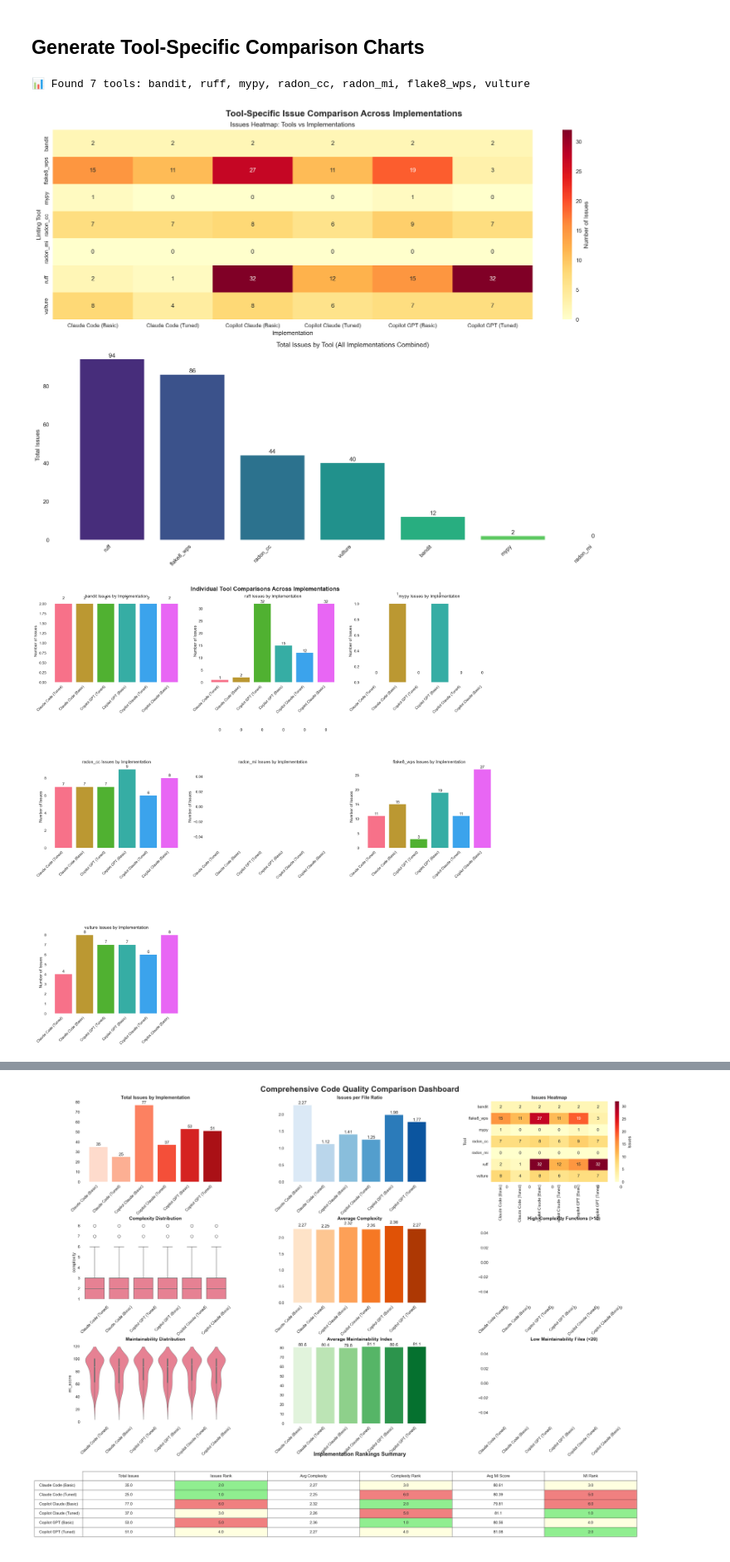
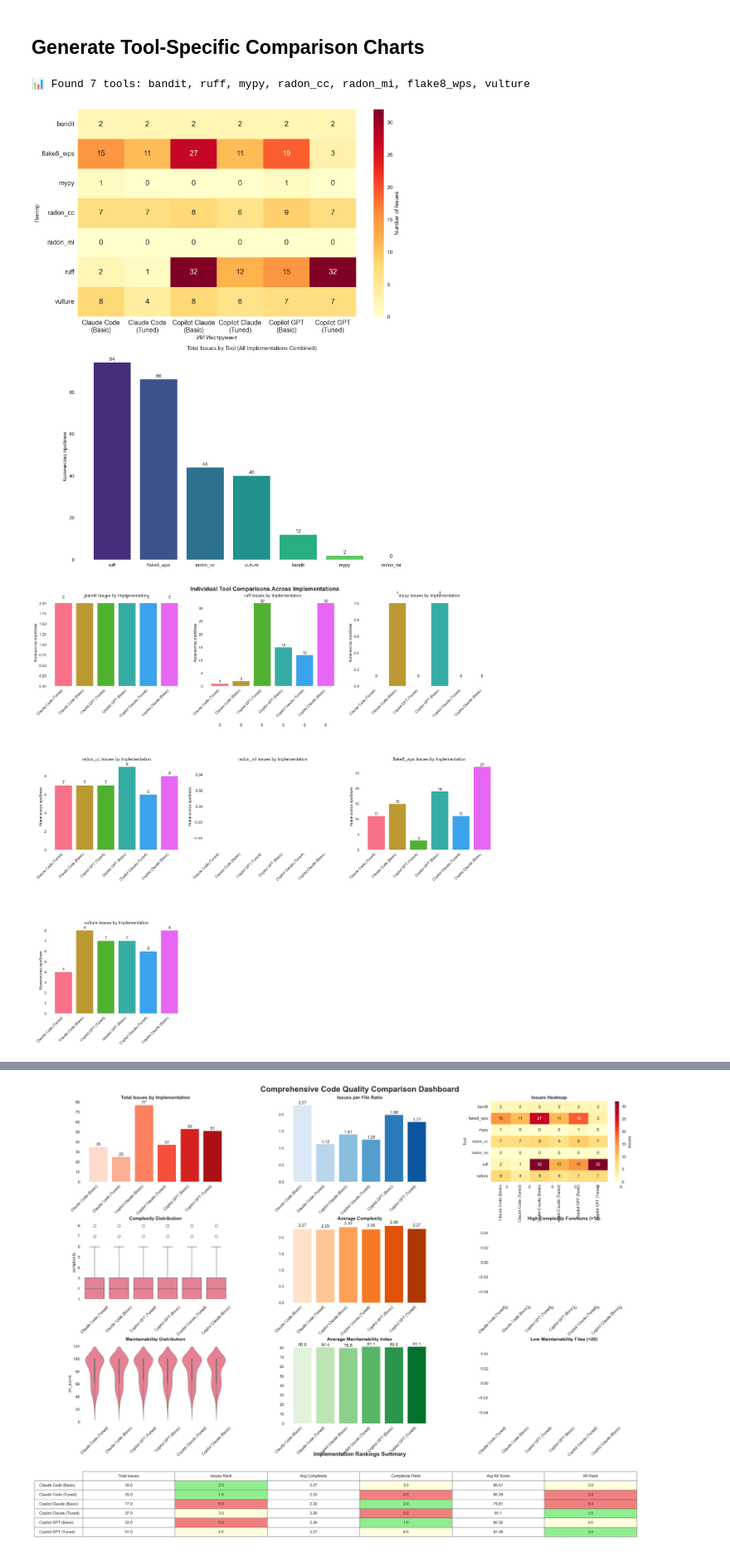
Before and after one commit to vodkar/fastapi-moscow-python-demo, a Jupyter notebook: code_quality_comparison.ipynb, the cells around one changed output, grey strips where cells are left out. Shown at 83% size. Saved outputs shown, nothing was run; the diff lists cells and outputs as text; code cells hidden in the pictures.

Commit message:
Updated graphs

```diff
--- a/code_quality_comparison.ipynb
+++ b/code_quality_comparison.ipynb
@@ -459,20 +774,40 @@ def create_tool_specific_comparison():
             fill_value=0
         )
 
+        # Wrap long implementation names for better display
+        wrapped_columns = []
+        for col in heatmap_data.columns:
+            # Split on parentheses and wrap
+            if '(' in col and ')' in col:
+                parts = col.split('(')
+                base_name = parts[0].strip()
+                variant = '(' + parts[1]
+                wrapped_columns.append(f"{base_name}\n{variant}")
+            else:
+                wrapped_columns.append(col)
+
         # Create figure
-        fig, axes = plt.subplots(2, 1, figsize=(16, 14), dpi=150)
-        fig.suptitle('Tool-Specific Issue Comparison Across Implementations',
-                     fontsize=16, fontweight='bold', y=0.95)
+        fig, axes = plt.subplots(2, 1, figsize=(12, 14), dpi=150)
 
         # Increase spacing between subplots
         plt.subplots_adjust(hspace=0.4)
 
         # 1. Heatmap of issues by tool and implementation
         sns.heatmap(heatmap_data, annot=True, fmt='d', cmap='YlOrRd',
-                   ax=axes[0], cbar_kws={'label': 'Number of Issues'})
-        axes[0].set_title('Issues Heatmap: Tools vs Implementations')
-        axes[0].set_xlabel('Implementation')
-        axes[0].set_ylabel('Linting Tool')
+                   ax=axes[0], cbar_kws={'label': 'Number of Issues'},
+                   annot_kws={'fontsize': 16})
+
+        axes[0].set_xlabel('ИИ Инструмент', fontsize=12)
+        axes[0].set_ylabel('Линтер', fontsize=12)
+
+        # Set wrapped column names and increase font sizes
+        axes[0].set_xticklabels(wrapped_columns, rotation=0, ha='center', fontsize=14)
+        axes[0].set_yticklabels(heatmap_data.index, rotation=0, fontsize=14)
+
+        # Increase colorbar label font size
+        cbar = axes[0].collections[0].colorbar
+        cbar.ax.tick_params(labelsize=11)
+        cbar.set_label('Number of Issues', fontsize=12)
 
         # 2. Bar chart comparing total issues per tool across all implementations
         tool_totals = summary_df.groupby('Tool')['Total Issues (A excl)'].sum().sort_values(ascending=False)
@@ -480,9 +815,9 @@ def create_tool_specific_comparison():
         bars = axes[1].bar(range(len(tool_totals)), tool_totals.values,
                           color=sns.color_palette("viridis", len(tool_totals)))
         axes[1].set_title('Total Issues by Tool (All Implementations Combined)')
-        axes[1].set_ylabel('Total Issues')
+        axes[1].set_ylabel('Количество проблем')
         axes[1].set_xticks(range(len(tool_totals)))
-        axes[1].set_xticklabels(tool_totals.index, rotation=45, ha='right')
+        axes[1].set_xticklabels(tool_totals.index, rotation=0, ha='center')
 
         # Add value labels on bars
         for i, (bar, value) in enumerate(zip(bars, tool_totals.values)):
@@ -517,36 +852,36 @@ def create_tool_specific_comparison():
 
                 if not tool_data.empty and i < len(axes):
                     implementations = tool_data['display_name'].values
                     issues = tool_data['Total Issues (A excl)'].values
 
                     bars = axes[i].bar(range(len(implementations)), issues,
                                      color=sns.color_palette("husl", len(implementations)))
                     axes[i].set_title(f'{tool} Issues by Implementation')
-                    axes[i].set_ylabel('Number of Issues')
+                    axes[i].set_ylabel('Количество проблем')
                     axes[i].set_xticks(range(len(implementations)))
                     axes[i].set_xticklabels(implementations, rotation=45, ha='right')
 
                     # Add value labels
                     for bar, value in zip(bars, issues):
                         axes[i].text(bar.get_x() + bar.get_width()/2, bar.get_height() + 0.1,
                                    str(value), ha='center', va='bottom')
 
             # Hide unused subplots
             for i in range(len(tools), len(axes)):
                 axes[i].set_visible(False)
 
             plt.tight_layout()
             plt.show()
 
     else:
         print("⚠️  No 'Total Issues (A excl)' column found for tool comparison")
 
 # Create tool-specific comparison
 create_tool_specific_comparison()
 # %% [output]
 📊 Found 7 tools: bandit, ruff, mypy, radon_cc, radon_mi, flake8_wps, vulture
-[figure, old version]
+[figure, new version]
-[figure, old version]
+[figure, new version]
 # %%
 def create_complexity_analysis():
     """Create visualizations for cyclomatic complexity comparison."""
```
Also changed, not shown: parts of 5 cells of this notebook, 1 other file.
